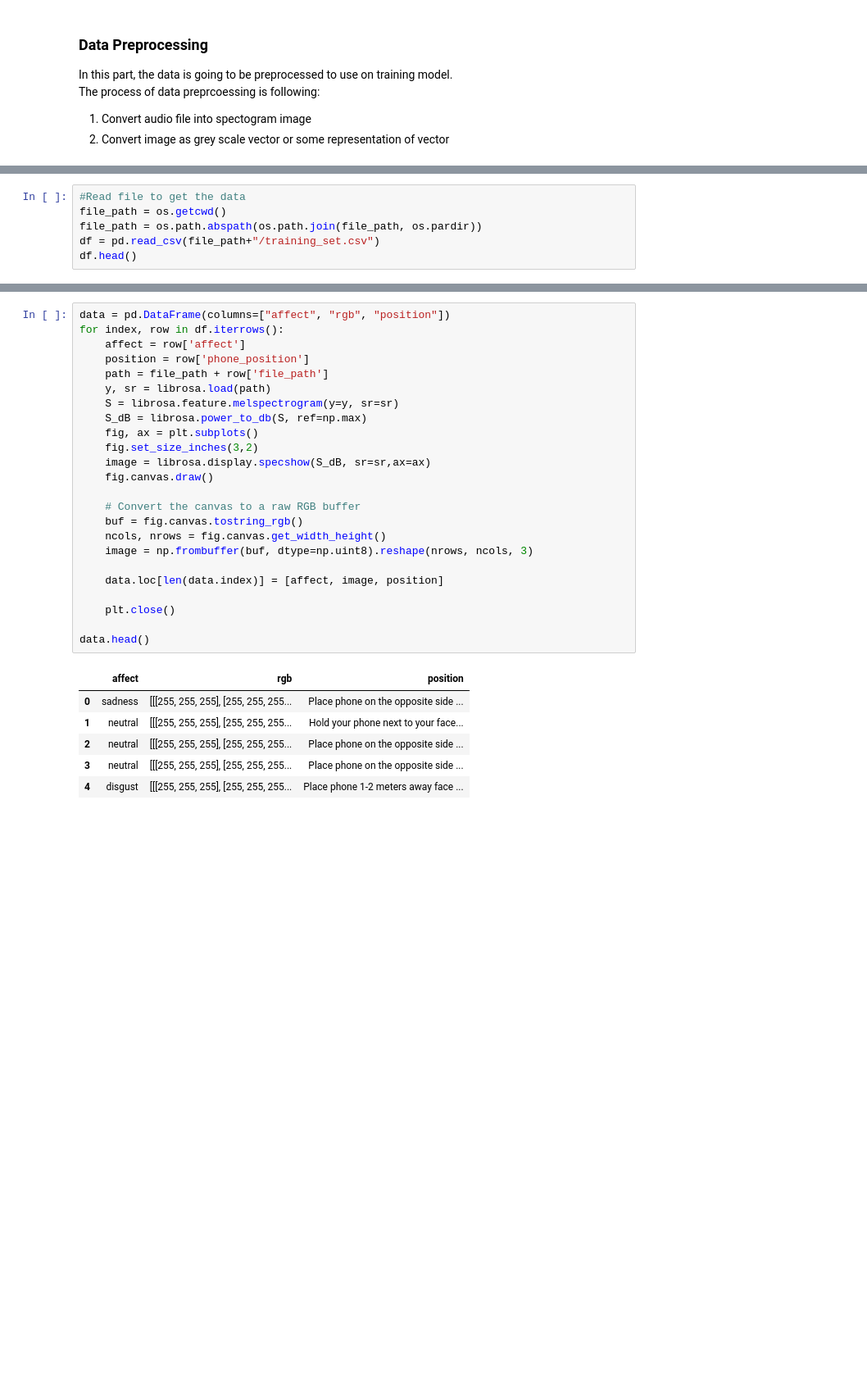
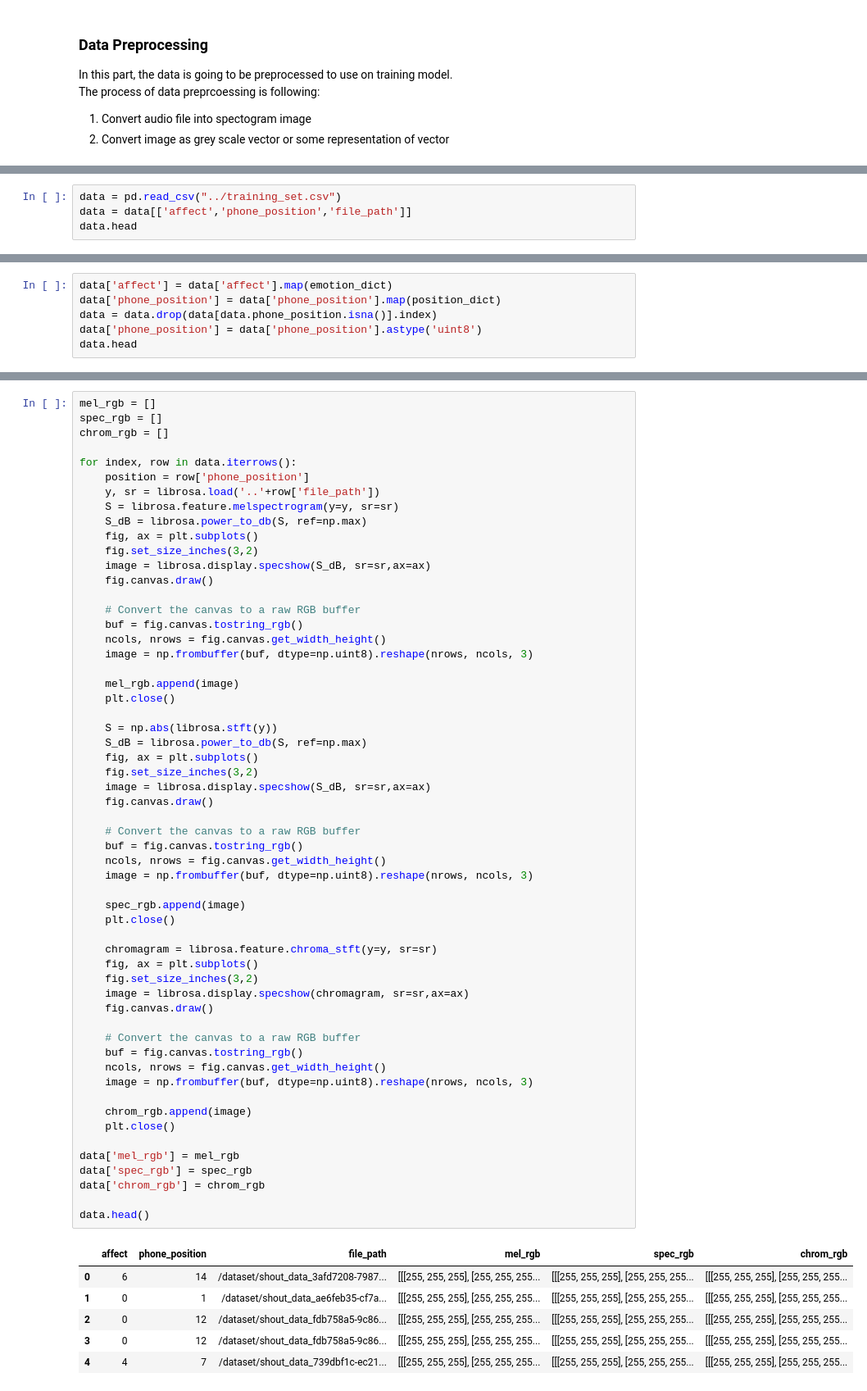
Before and after one commit to Andrew-JG-Ha/BERSt_Vocal_Emotion_Recognition, a Jupyter notebook: models/CNN.ipynb, the cells around one changed output, grey strips where cells are left out. Shown at 82% size. Drawn from its saved outputs; the diff is of its cells as text; blank space fills up the shorter version.

```diff
--- a/models/CNN.ipynb
+++ b/models/CNN.ipynb
@@ -45,7 +43,5 @@ emotion_dict = {"neutral": 0, "anger": 1, "joy":2, "fear":3, "disgust":4, "surpr
 # %%
-#Read file to get the data
-file_path = os.getcwd()
-file_path = os.path.abspath(os.path.join(file_path, os.pardir))
-df = pd.read_csv(file_path+"/training_set.csv")
-df.head()
+data = pd.read_csv("../training_set.csv")
+data = data[['affect','phone_position','file_path']]
+data.head
 # %% [output]
@@ -57,0 +86,6 @@ df.head()
+# %%
+data['affect'] = data['affect'].map(emotion_dict)
+data['phone_position'] = data['phone_position'].map(position_dict)
+data = data.drop(data[data.phone_position.isna()].index)
+data['phone_position'] = data['phone_position'].astype('uint8')
+data.head
@@ -58,32 +110,65 @@ df.head()
 # %%
-data = pd.DataFrame(columns=["affect", "rgb", "position"])
-for index, row in df.iterrows():
-    affect = row['affect']
+mel_rgb = []
+spec_rgb = []
+chrom_rgb = []
+
+for index, row in data.iterrows():
     position = row['phone_position']
-    path = file_path + row['file_path']
-    y, sr = librosa.load(path)
+    y, sr = librosa.load('..'+row['file_path'])
     S = librosa.feature.melspectrogram(y=y, sr=sr)
     S_dB = librosa.power_to_db(S, ref=np.max)
     fig, ax = plt.subplots()
     fig.set_size_inches(3,2)
     image = librosa.display.specshow(S_dB, sr=sr,ax=ax)
     fig.canvas.draw()
 
     # Convert the canvas to a raw RGB buffer
     buf = fig.canvas.tostring_rgb()
     ncols, nrows = fig.canvas.get_width_height()
     image = np.frombuffer(buf, dtype=np.uint8).reshape(nrows, ncols, 3)
 
-    data.loc[len(data.index)] = [affect, image, position]
-
+    mel_rgb.append(image)
     plt.close()
 
+    S = np.abs(librosa.stft(y))
+    S_dB = librosa.power_to_db(S, ref=np.max)
+    fig, ax = plt.subplots()
+    fig.set_size_inches(3,2)
+    image = librosa.display.specshow(S_dB, sr=sr,ax=ax)
+    fig.canvas.draw()
+
+    # Convert the canvas to a raw RGB buffer
+    buf = fig.canvas.tostring_rgb()
+    ncols, nrows = fig.canvas.get_width_height()
+    image = np.frombuffer(buf, dtype=np.uint8).reshape(nrows, ncols, 3)
+
+    spec_rgb.append(image)
+    plt.close()
+
+    chromagram = librosa.feature.chroma_stft(y=y, sr=sr)
+    fig, ax = plt.subplots()
+    fig.set_size_inches(3,2)
+    image = librosa.display.specshow(chromagram, sr=sr,ax=ax)
+    fig.canvas.draw()
+
+    # Convert the canvas to a raw RGB buffer
+    buf = fig.canvas.tostring_rgb()
+    ncols, nrows = fig.canvas.get_width_height()
+    image = np.frombuffer(buf, dtype=np.uint8).reshape(nrows, ncols, 3)
+
+    chrom_rgb.append(image)
+    plt.close()
+
+data['mel_rgb'] = mel_rgb
+data['spec_rgb'] = spec_rgb
+data['chrom_rgb'] = chrom_rgb
+
 data.head()
 # %% [output]
-|  | affect | rgb | position |
-| 0 | sadness | [[[255, 255, 255], [255, 255, 255... | Place phone on the opposite side ... |
-| 1 | neutral | [[[255, 255, 255], [255, 255, 255... | Hold your phone next to your face... |
-| 2 | neutral | [[[255, 255, 255], [255, 255, 255... | Place phone on the opposite side ... |
-| 3 | neutral | [[[255, 255, 255], [255, 255, 255... | Place phone on the opposite side ... |
-| 4 | disgust | [[[255, 255, 255], [255, 255, 255... | Place phone 1-2 meters away face ... |
+|  | affect | phone_position | file_path | mel_rgb | spec_rgb | chrom_rgb |
+| 0 | 6 | 14 | /dataset/shout_data_3afd7208-7987... | [[[255, 255, 255], [255, 255, 255... | [[[255, 255, 255], [255, 255, 255... | [[[255, 255, 255], [255, 255, 255... |
+| 1 | 0 | 1 | /dataset/shout_data_ae6feb35-cf7a... | [[[255, 255, 255], [255, 255, 255... | [[[255, 255, 255], [255, 255, 255... | [[[255, 255, 255], [255, 255, 255... |
+| 2 | 0 | 12 | /dataset/shout_data_fdb758a5-9c86... | [[[255, 255, 255], [255, 255, 255... | [[[255, 255, 255], [255, 255, 255... | [[[255, 255, 255], [255, 255, 255... |
+| 3 | 0 | 12 | /dataset/shout_data_fdb758a5-9c86... | [[[255, 255, 255], [255, 255, 255... | [[[255, 255, 255], [255, 255, 255... | [[[255, 255, 255], [255, 255, 255... |
+| 4 | 4 | 7 | /dataset/shout_data_739dbf1c-ec21... | [[[255, 255, 255], [255, 255, 255... | [[[255, 255, 255], [255, 255, 255... | [[[255, 255, 255], [255, 255, 255... |
 # %%
```
Also changed, not shown: parts of 36 cells of this notebook, 2 other files.
